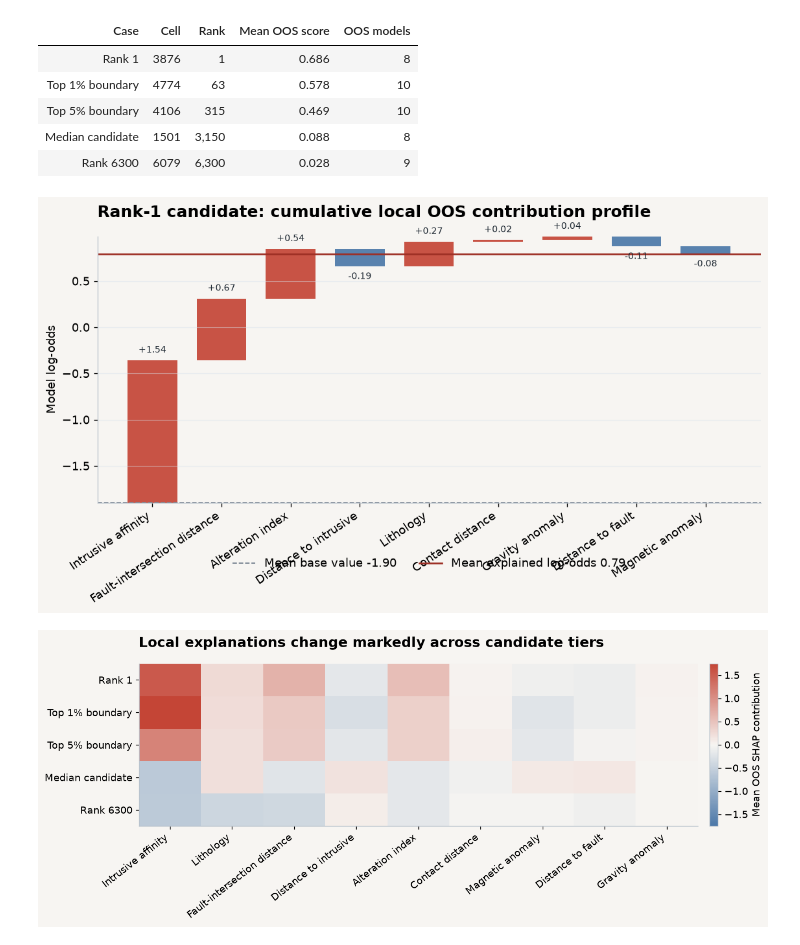
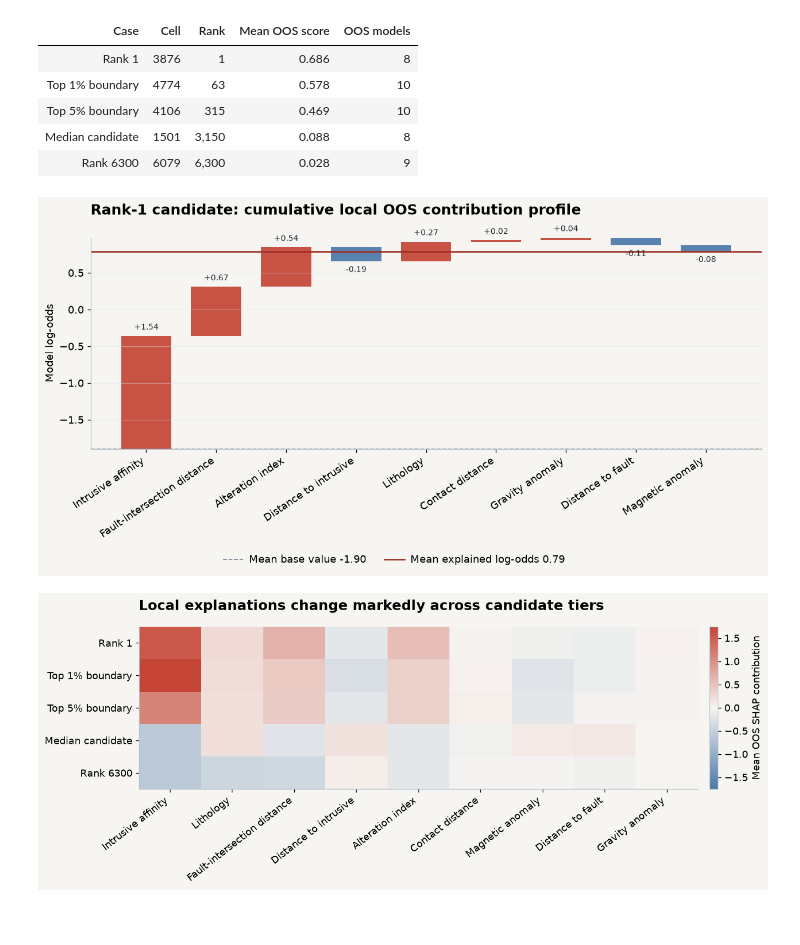
Before and after one commit to EHDataAI/geoai-mineral-labs, a Jupyter notebook: labs/lab06_explainable_geoai/06_explainable_geoai.ipynb, the cells around one changed output. Cells and saved outputs as stored; diff of their text form; code cells hidden in the pictures; blank space fills up the shorter version.

Commit message:
style: finalize LAB06 clipping and legend layout

```diff
--- a/labs/lab06_explainable_geoai/06_explainable_geoai.ipynb
+++ b/labs/lab06_explainable_geoai/06_explainable_geoai.ipynb
@@ -863,43 +873,52 @@ for index, (value, bottom) in enumerate(
         va="bottom" if value >= 0 else "top",
         fontsize=8.5,
         color=INK,
     )
 
 ax.axhline(
     base_value,
     color=MUTED,
     linestyle="--",
     linewidth=1.1,
     label=f"Mean base value {base_value:.2f}",
 )
 ax.axhline(
     decision_value,
     color=ACCENT_DARK,
     linewidth=1.6,
     label=f"Mean explained log-odds {decision_value:.2f}",
 )
 
 ax.set_xticks(x)
 ax.set_xticklabels(labels, rotation=34, ha="right")
 ax.set_ylabel("Model log-odds")
 ax.grid(axis="y")
 ax.grid(axis="x", visible=False)
-ax.legend(
-    bbox_to_anchor=(0.5, -0.19),
-    loc="upper center",
-    ncol=2,
-    frameon=False,
-    borderaxespad=0.0,
-)
 ax.set_title(
     "Rank-1 candidate: cumulative local OOS contribution profile",
     loc="left",
-    pad=18,
+    pad=24,
 )
-fig.subplots_adjust(top=0.88, bottom=0.30)
+handles, labels = ax.get_legend_handles_labels()
+fig.legend(
+    handles,
+    labels,
+    loc="lower center",
+    bbox_to_anchor=(0.5, 0.012),
+    ncol=2,
+    frameon=False,
+    columnspacing=1.8,
+    handletextpad=0.6,
+)
+fig.subplots_adjust(
+    left=0.10,
+    right=0.985,
+    top=0.84,
+    bottom=0.32,
+)
 plt.show()
 # %% [output]
-[figure, old version]
+[figure, new version]
 # %%
 heat = (
     local.pivot(
```
Also changed, not shown: parts of 3 cells of this notebook, 2 other files.
